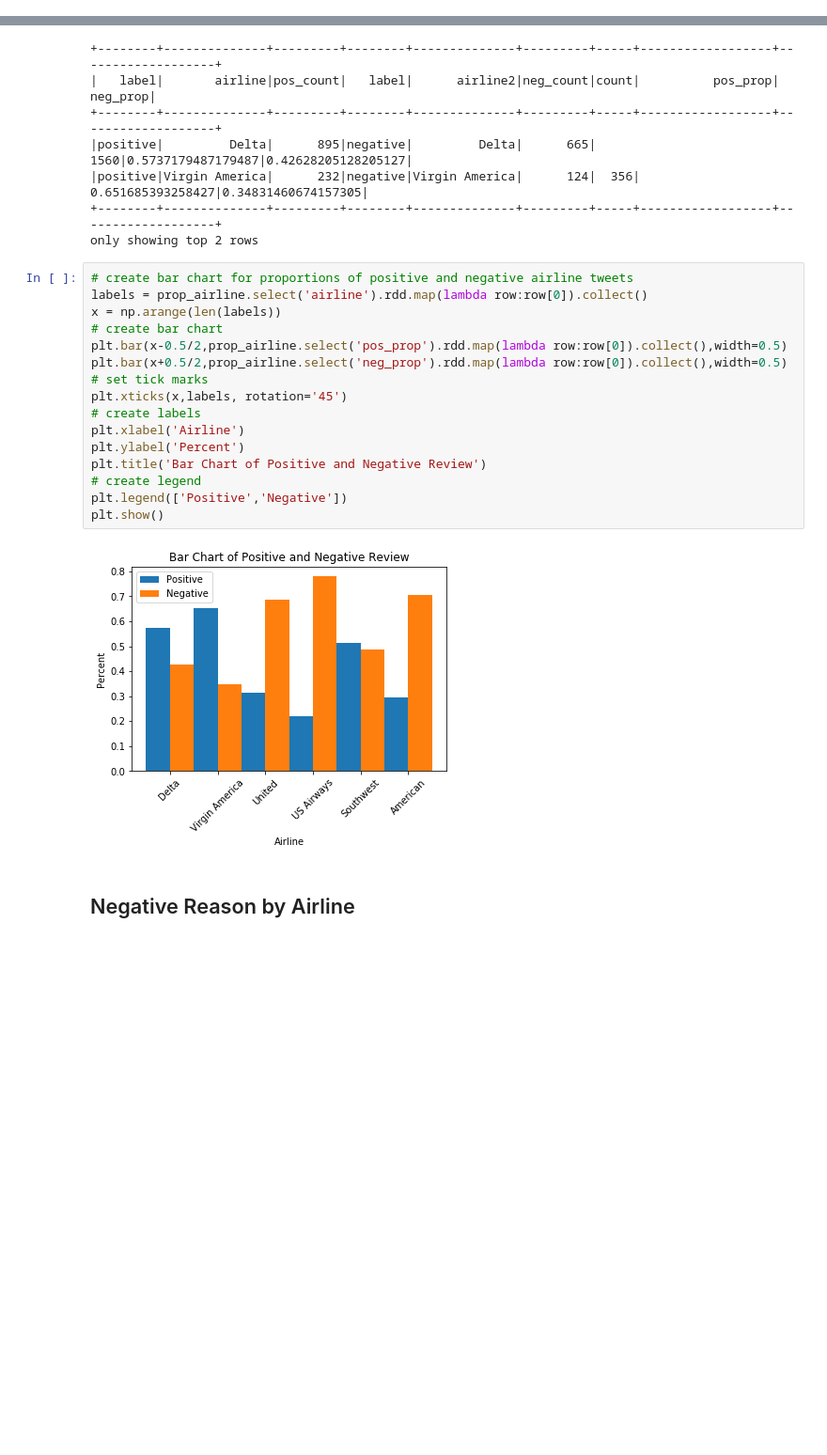
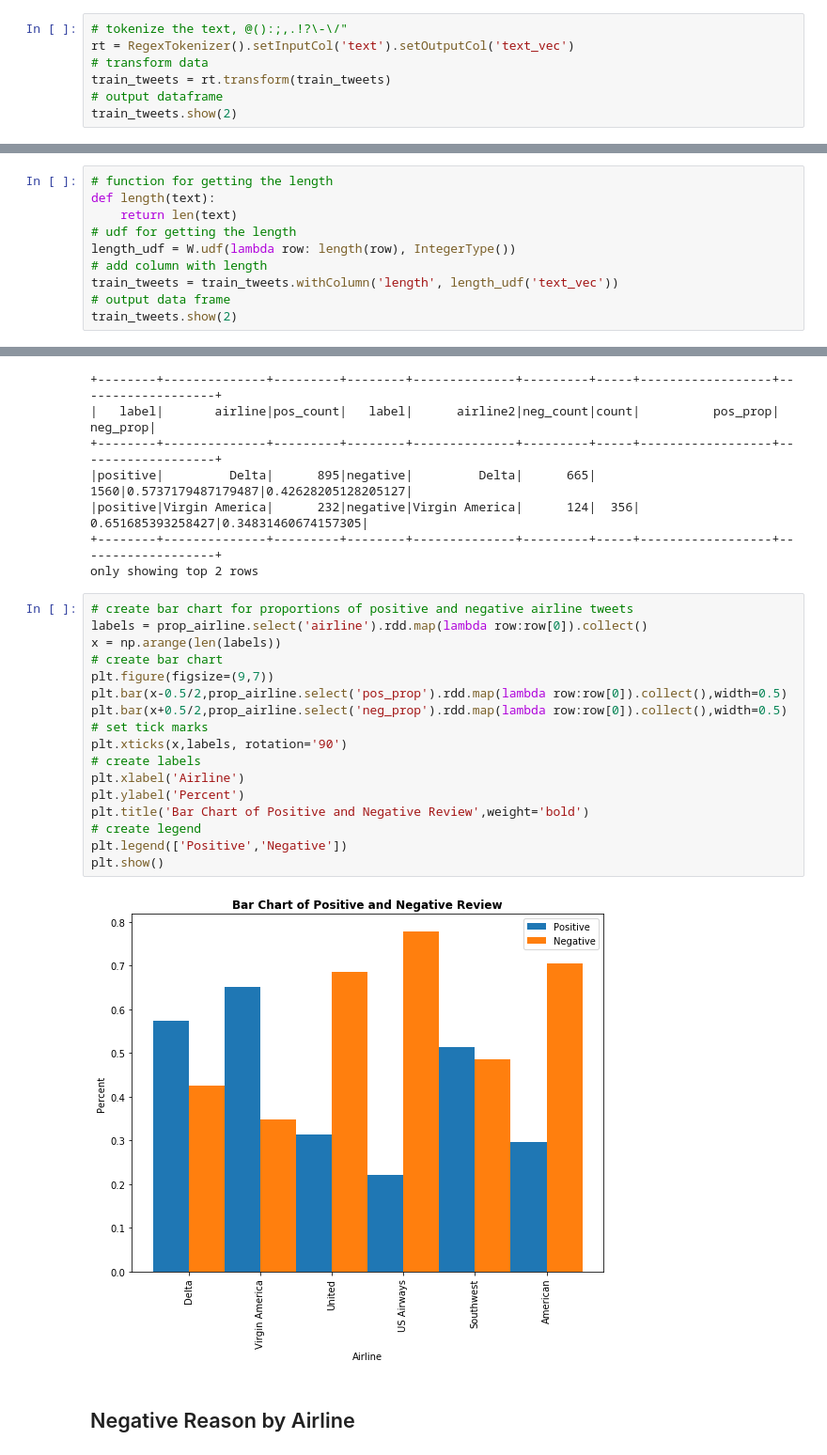
Before and after one commit to mingzhouzhu22/PSTAT135_FinalProject, a Jupyter notebook: DataExploration.ipynb, the cells around one changed output, grey strips where cells are left out. Shown: that part at 94% size. Drawn from its saved outputs; the diff is of its cells as text; blank space fills up the shorter version.

```diff
--- a/DataExploration.ipynb
+++ b/DataExploration.ipynb
@@ -190,0 +262,7 @@ plt.show()
+# %%
+# tokenize the text, @():;,.!?\-\/"
+rt = RegexTokenizer().setInputCol('text').setOutputCol('text_vec')
+# transform data
+train_tweets = rt.transform(train_tweets)
+# output dataframe
+train_tweets.show(2)
@@ -190,0 +277,10 @@ plt.show()
+# %%
+# function for getting the length
+def length(text):
+    return len(text)
+# udf for getting the length
+length_udf = W.udf(lambda row: length(row), IntegerType())
+# add column with length
+train_tweets = train_tweets.withColumn('length', length_udf('text_vec'))
+# output data frame
+train_tweets.show(2)
@@ -248,21 +422,22 @@ only showing top 2 rows
 # %%
 # create bar chart for proportions of positive and negative airline tweets
 labels = prop_airline.select('airline').rdd.map(lambda row:row[0]).collect()
 x = np.arange(len(labels))
 # create bar chart
+plt.figure(figsize=(9,7))
 plt.bar(x-0.5/2,prop_airline.select('pos_prop').rdd.map(lambda row:row[0]).collect(),width=0.5)
 plt.bar(x+0.5/2,prop_airline.select('neg_prop').rdd.map(lambda row:row[0]).collect(),width=0.5)
 # set tick marks
-plt.xticks(x,labels, rotation='45')
+plt.xticks(x,labels, rotation='90')
 # create labels
 plt.xlabel('Airline')
 plt.ylabel('Percent')
-plt.title('Bar Chart of Positive and Negative Review')
+plt.title('Bar Chart of Positive and Negative Review',weight='bold')
 # create legend
 plt.legend(['Positive','Negative'])
 plt.show()
 # %% [output]
-[figure, old version]
+[figure, new version]
 # %% [markdown]
 ## Negative Reason by Airline
 # %%
```
Also changed, not shown: parts of 47 cells of this notebook, 3 other files.
